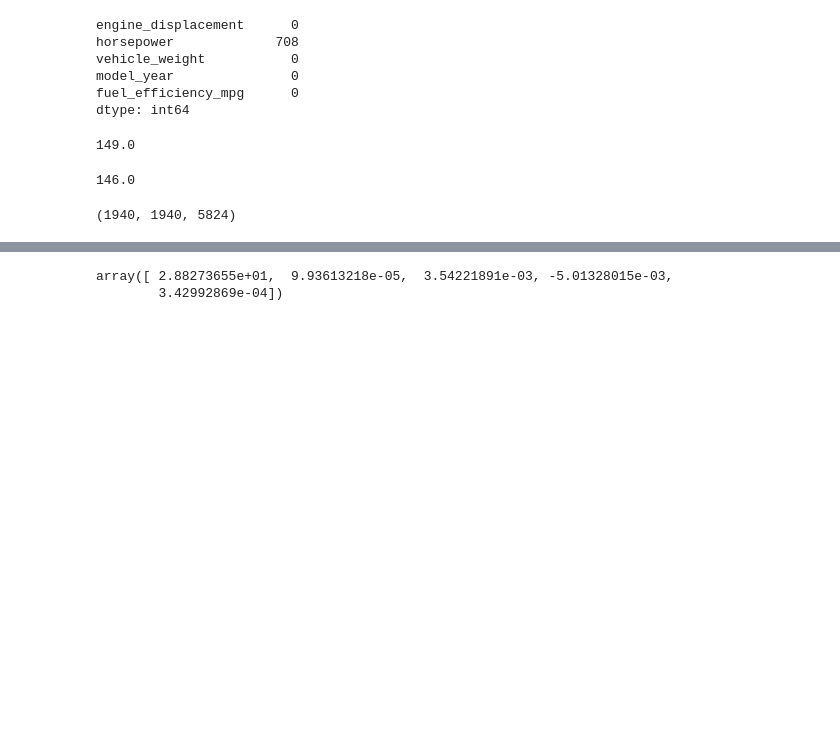
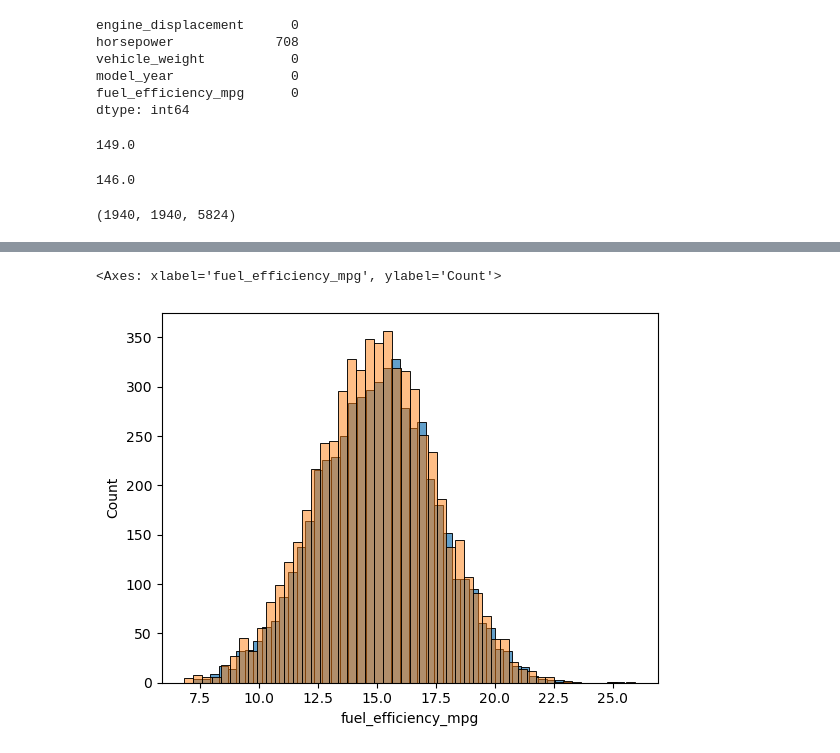
Before and after one commit to ajrp909/ml-zoomcamp-25, a Jupyter notebook: 02-regression/Homework-2.ipynb, the cells around one changed output, grey strips where cells are left out. Drawn from its saved outputs; the diff is of its cells as text; code cells hidden in the pictures; blank space fills up the shorter version.

```diff
--- a/02-regression/Homework-2.ipynb
+++ b/02-regression/Homework-2.ipynb
@@ -128,5 +87,23 @@ w0
-# %%
-w
-# %% [output]
-array([ 2.88273655e+01,  9.93613218e-05,  3.54221891e-03, -5.01328015e-03,
-        3.42992869e-04])
+# %%
+def train_linear_regression(x, y):
+    ones = np.ones((x.shape[0], 1))
+    x = np.column_stack((ones, x))
+    XTX = x.T.dot(x)
+    XTX_inv = np.linalg.inv(XTX)
+    w_full = XTX_inv.dot(x.T).dot(y)
+    return w_full[0], w_full[1:]
+# %%
+x_train_zeros = x_train.fillna(0)
+
+x_train_means = x_train.fillna(x_train.mean())
+# %%
+w0, w_zeros = train_linear_regression(x_train_zeros, y_train)
+# %%
+y_zeros_pred = w0 + x_train.dot(w_zeros)
+# %%
+sns.histplot(y_zeros_pred, alpha=0.7, bins=50)
+
+sns.histplot(y_train, alpha=0.5, bins=50)
+# %% [output]
+<Axes: xlabel='fuel_efficiency_mpg', ylabel='Count'>
+[figure, added]
```
Also changed, not shown: parts of 17 cells of this notebook.
